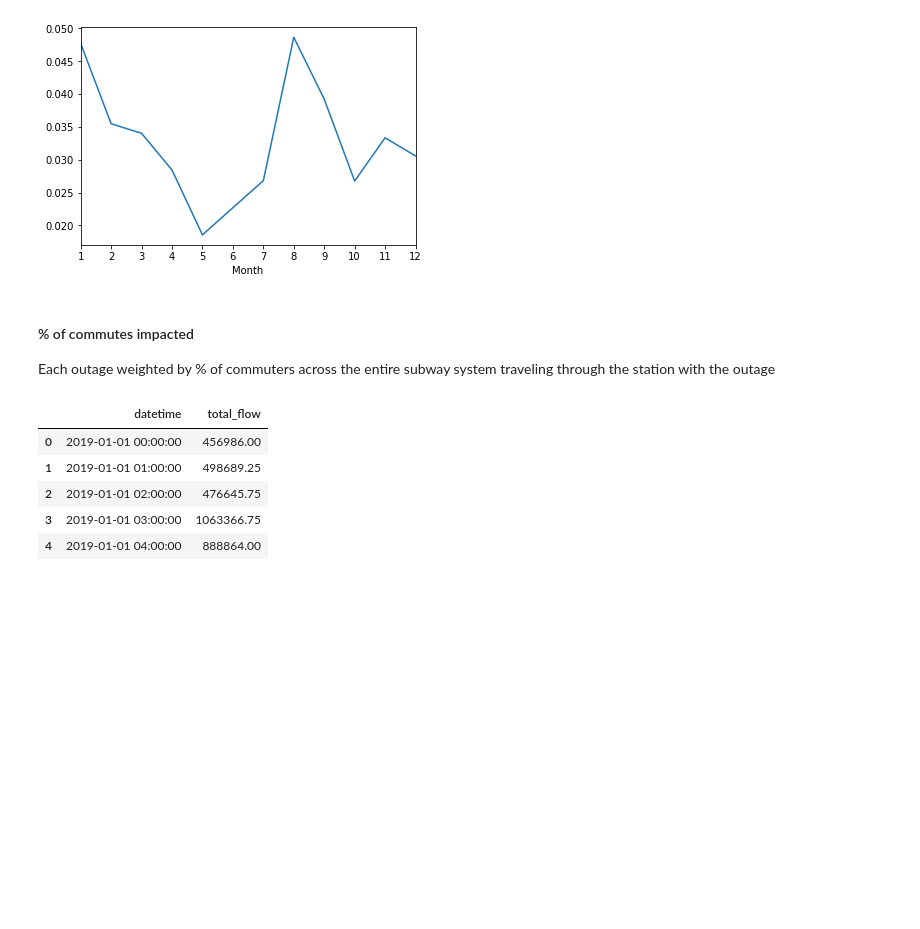
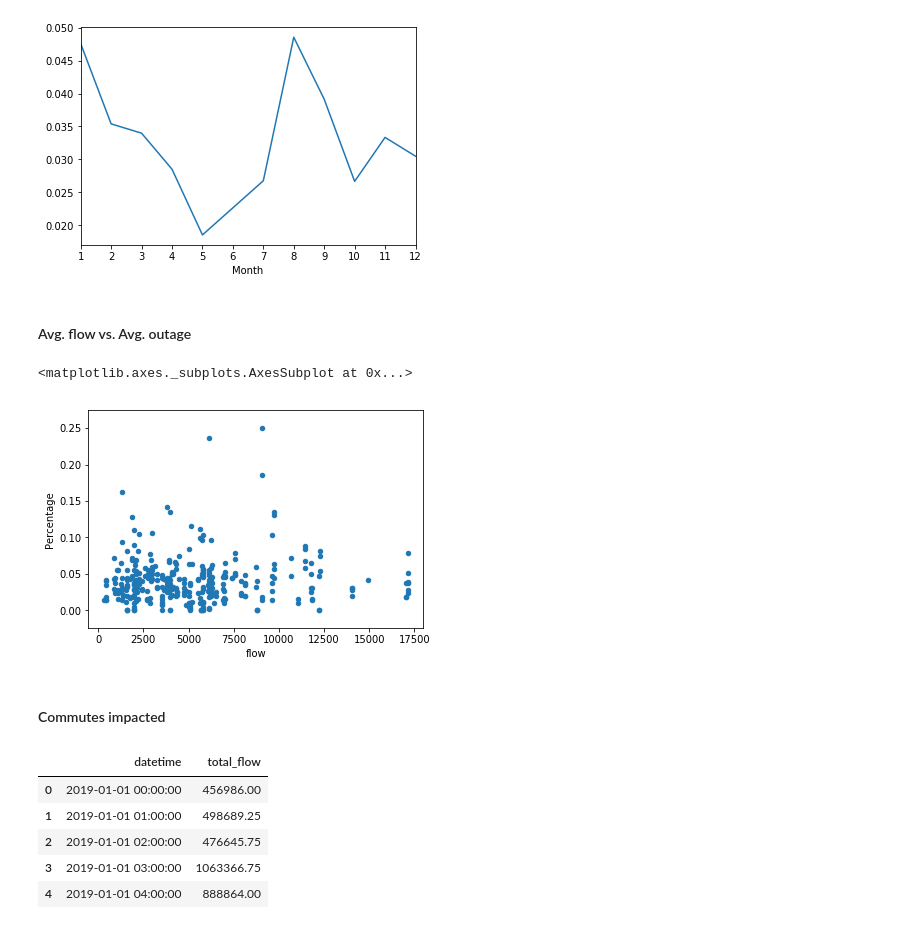
Before and after one commit to tsdataclinic/mta, a Jupyter notebook: notebooks/global_metric/02_calc_metrics.ipynb, the cells around one changed output. Saved outputs shown, nothing was run; the diff lists cells and outputs as text; code cells hidden in the pictures; blank space fills up the shorter version.

```diff
--- a/notebooks/global_metric/02_calc_metrics.ipynb
+++ b/notebooks/global_metric/02_calc_metrics.ipynb
@@ -320,7 +320,13 @@ ax.set_xlabel('Month')
 # %% [output]
 Text(0.5, 0, 'Month')
 [figure]
-# %% [markdown]
-#### % of commutes impacted
-Each outage weighted by % of commuters across the entire subway system traveling through the station with the outage
+# %% [markdown]
+#### Avg. flow vs. Avg. outage
+# %%
+df_elevators.groupby('equipment_id').mean()[['flow','Percentage']].plot.scatter(x='flow',y='Percentage')
+# %% [output]
+<matplotlib.axes._subplots.AxesSubplot at 0x...>
+[figure, added]
+# %% [markdown]
+#### Commutes impacted
 # %%
```
Also changed, not shown: parts of 7 cells of this notebook, 1 other file.
